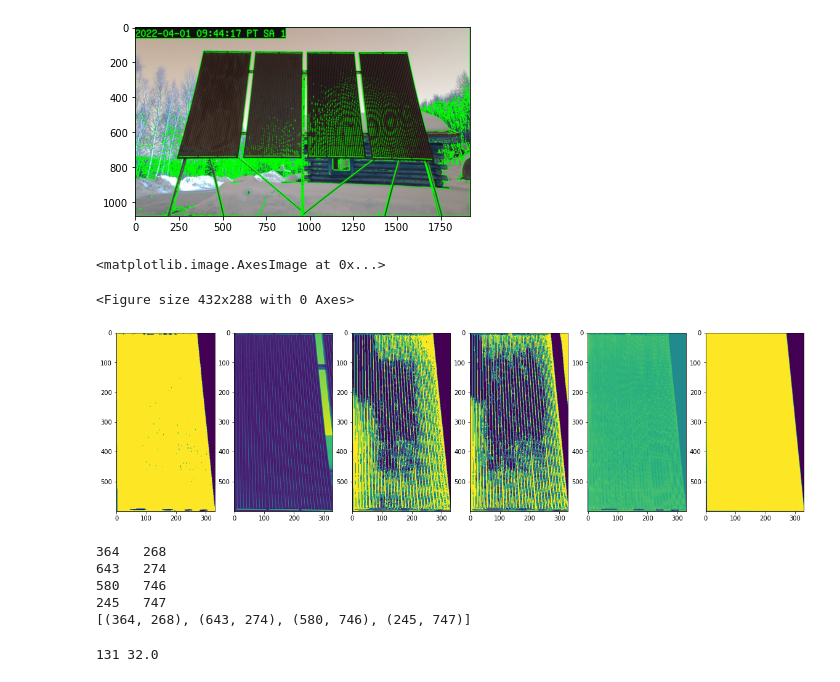
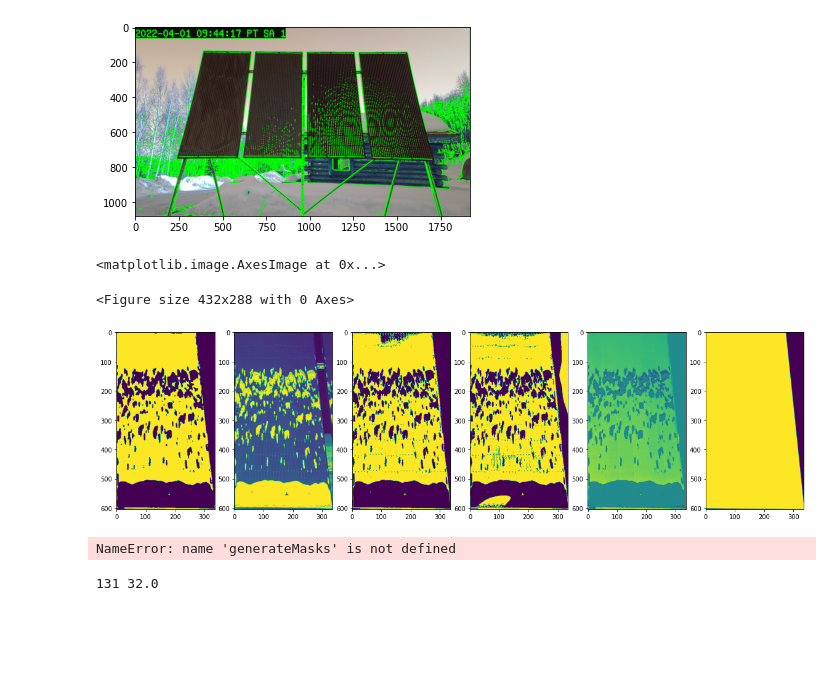
Before and after one commit to StefanoFochesatto/CRREL-Solar-Project, a Jupyter notebook: ExploratoryPythonScript.ipynb, the cells around one changed output. Cells and saved outputs as stored; diff of their text form; code cells hidden in the pictures; blank space fills up the shorter version.

```diff
--- a/ExploratoryPythonScript.ipynb
+++ b/ExploratoryPythonScript.ipynb
@@ -42,7 +42,7 @@ plt.imshow(image_copy)
 [figure]
 # %%
 #### Testing For Generating the Image Processing Function
-TestSetting = 4
+TestSetting = 6
 if (TestSetting == 1):
     ## Glare During The DAY
     img = cv2.imread('TestImage3.png')
@@ -162,34 +162,34 @@ ret3,th3 = cv2.threshold(dst,0,255,cv2.THRESH_BINARY+cv2.THRESH_OTSU)
 #         [1, 1, 1, 1, 1, 1, 1, 1, 0, 0, 0],
 #         [1, 1, 1, 1, 1, 1, 1, 1, 0, 0, 0],
 #         [1, 1, 1, 1, 1, 1, 1, 1, 0, 0, 0]]
 #
 #linkek = np.array(linkek)
 #x=cv2.morphologyEx(th3, cv2.MORPH_OPEN, linek ,iterations=1)
 #th3-=x
 
 
 
 
 cv2.imwrite('testAdaptiveMean.png', AdaptiveMeanThresh)
 cv2.imwrite('testAdaptiveGauss.png', AdaptiveGaussThresh)
 cv2.imwrite('testGaussblurGlobalOtsu1.png', th3) ## CONTINUE TESTING THIS METHOD
 
 
 
 #Plotting The Figures In the Notebook
 plt.figure()
 f, Multifigure = plt.subplots(1,6, figsize = (20,10))
 
 Multifigure[0].imshow(th3)
 Multifigure[1].imshow(cropped)
 Multifigure[2].imshow(AdaptiveMeanThresh)
 Multifigure[3].imshow(AdaptiveGaussThresh)
 Multifigure[4].imshow(dst)
 Multifigure[5].imshow(mask)
 # %% [output]
 <matplotlib.image.AxesImage at 0x...>
 <Figure size 432x288 with 0 Axes>
-[figure, old version]
+[figure, new version]
 # %%
 # Gui and Coordinate extaction code
 def click_event(event, x, y, flags, params):
@@ -242,11 +242,7 @@ img = cv2.imread('TestImage.png')
 generateMasks(img)
 print(MaskCoordinates)
 # %% [output]
-364   268
-643   274
-580   746
-245   747
-[(364, 268), (643, 274), (580, 746), (245, 747)]
+NameError: name 'generateMasks' is not defined
 # %%
 def FindOtsuThresh(orig, mask):
     ### Generating the greyscale value histogram
```
Also changed, not shown: 8 other files.
